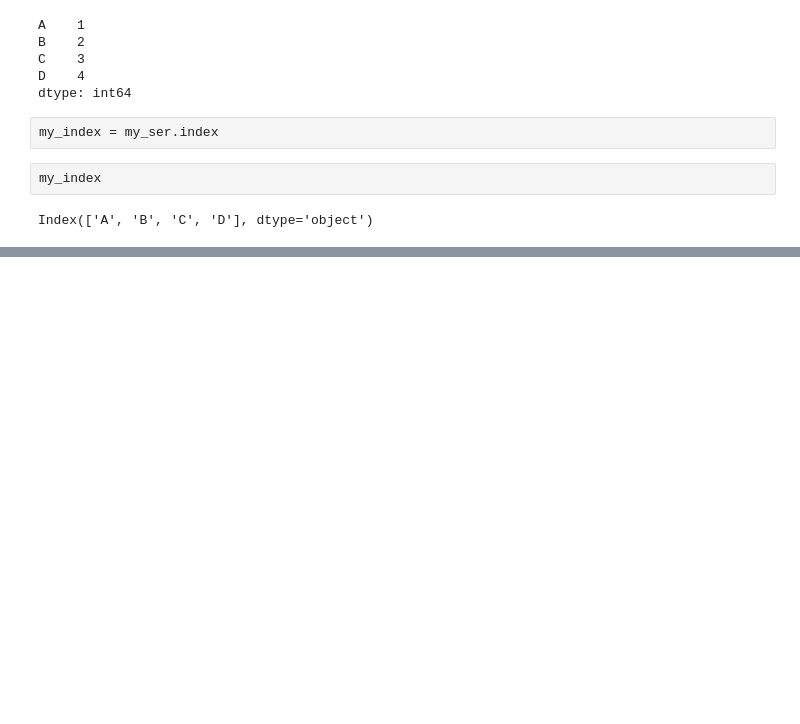
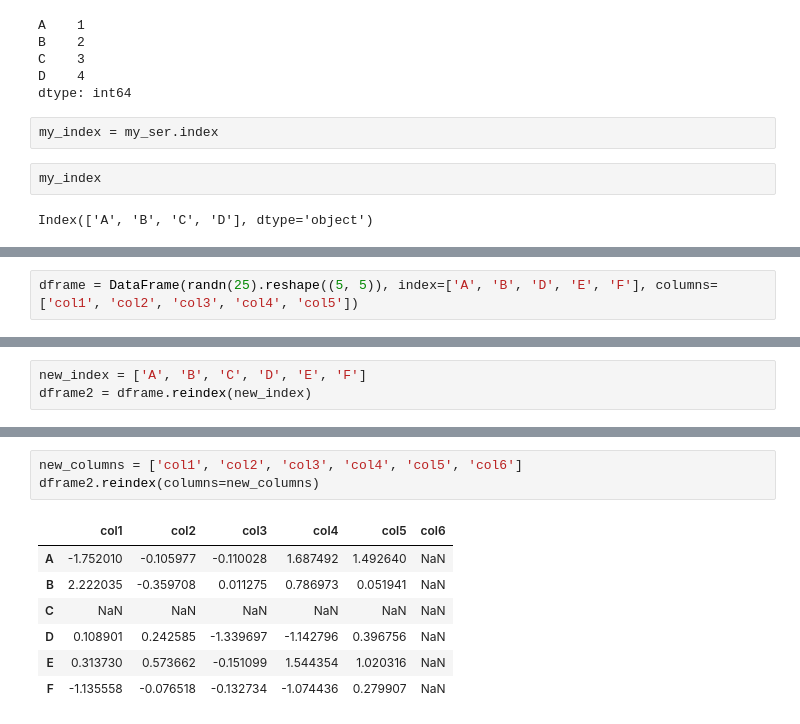
Before and after one commit to aki-06/Data_Science, a Jupyter notebook: 20180430_pandas.ipynb, the cells around one changed output, grey strips where cells are left out. Saved outputs shown, nothing was run; the diff lists cells and outputs as text; blank space fills up the shorter version.

Commit message:
indexを変える

```diff
--- a/20180430_pandas.ipynb
+++ b/20180430_pandas.ipynb
@@ -239,0 +322,2 @@ Index(['A', 'B', 'C', 'D'], dtype='object')
+# %%
+dframe = DataFrame(randn(25).reshape((5, 5)), index=['A', 'B', 'D', 'E', 'F'], columns=['col1', 'col2', 'col3', 'col4', 'col5'])
@@ -239,0 +333,3 @@ Index(['A', 'B', 'C', 'D'], dtype='object')
+# %%
+new_index = ['A', 'B', 'C', 'D', 'E', 'F']
+dframe2 = dframe.reindex(new_index)
@@ -239,0 +346,11 @@ Index(['A', 'B', 'C', 'D'], dtype='object')
+# %%
+new_columns = ['col1', 'col2', 'col3', 'col4', 'col5', 'col6']
+dframe2.reindex(columns=new_columns)
+# %% [output]
+|  | col1 | col2 | col3 | col4 | col5 | col6 |
+| A | -1.752010 | -0.105977 | -0.110028 | 1.687492 | 1.492640 | NaN |
+| B | 2.222035 | -0.359708 | 0.011275 | 0.786973 | 0.051941 | NaN |
+| C | NaN | NaN | NaN | NaN | NaN | NaN |
+| D | 0.108901 | 0.242585 | -1.339697 | -1.142796 | 0.396756 | NaN |
+| E | 0.313730 | 0.573662 | -0.151099 | 1.544354 | 1.020316 | NaN |
+| F | -1.135558 | -0.076518 | -0.132734 | -1.074436 | 0.279907 | NaN |
```
Also changed, not shown: parts of 18 cells of this notebook.
